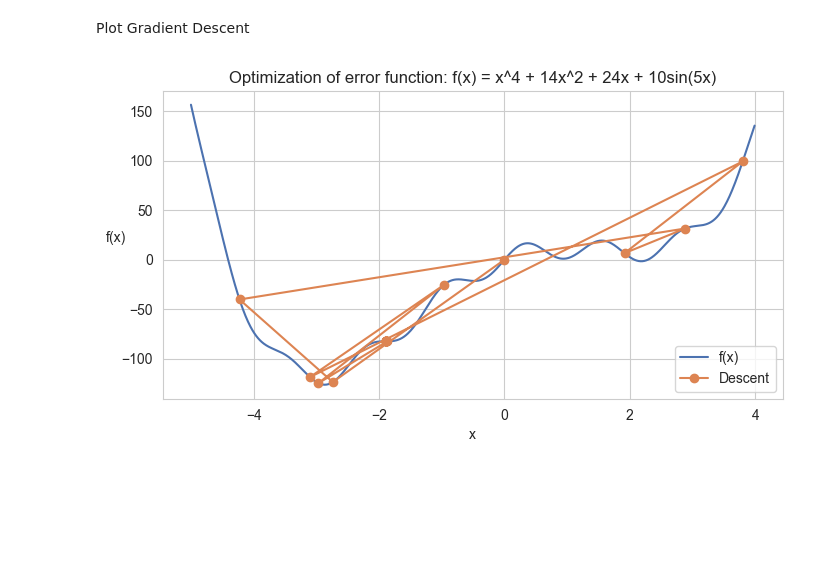
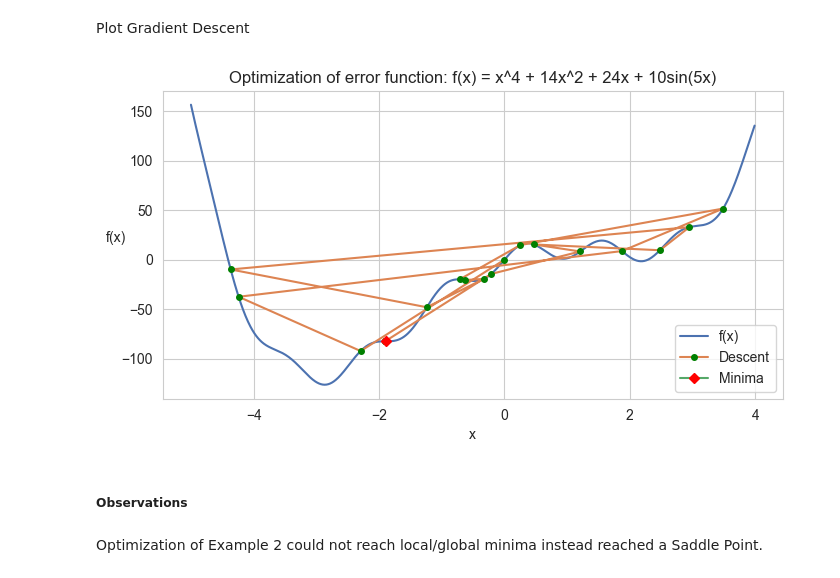
Before and after one commit to dheemanth-bhat/maths-for-ml, a Jupyter notebook: 3_Linear_Algebra/07_Optimization_3-Gradient_descent_in_action.ipynb, the cells around one changed output. Drawn from its saved outputs; the diff is of its cells as text; code cells hidden in the pictures; blank space fills up the shorter version.

```diff
--- a/3_Linear_Algebra/07_Optimization_3-Gradient_descent_in_action.ipynb
+++ b/3_Linear_Algebra/07_Optimization_3-Gradient_descent_in_action.ipynb
@@ -325,7 +355,7 @@ Implementation of Gradient descent Algorithm in Python.
 # %% [markdown]
 #### Derivative Function
 # %%
-def derivatives(func, x):
+def derivative(func, x):
     """
     Function to calculate the derivative of given
     general function `func` w.r.t `x` vector.
@@ -345,12 +375,13 @@ def gradient_descent(func, w_0=0, lr=0.01):
     convergence = False
     w_log = [w_0]
     eta = lr
+
     max_iter = 10_000
     itr = 0
 
     while (not convergence) and (itr < max_iter):
         # Apply Gradient Update Rule.
-        w_new = w_log[-1] - (eta * derivatives(func, w_log[-1]))
+        w_new = w_log[-1] - (eta * derivative(func, w_log[-1]))
 
         # Check for convergence.
         if np.allclose(w_new, w_log[-1], rtol=1e-08, atol=1e-08):
@@ -464,9 +505,10 @@ except ValueError as e:
 # %% [output]
 ERROR: Max iteration reached. Try increasing learning rate.
 # %%
-w_log = gradient_descent(func=f, lr=0.037)
-itr_count = len(w_log)
+# Historical values of Gradient Vector `w`.
+w_hist = gradient_descent(func=f, lr=0.031)
+itr_count = len(w_hist)
 
 print(f"Reached convergence in {itr_count} iterations.")
-w_log[-2:]
+w_hist[-2:]
 # %% [output]
@@ -477,16 +519,25 @@ Plot Gradient Descent
 # %%
 plt.figure(figsize=(8, 4))
 
-# Plot Error Function.
+# Plot error function.
 sns.lineplot(x=x, y=y, label="f(x)")
 plt.title("Optimization of error function: f(x) = x^4 + 14x^2 + 24x + 10sin(5x)")
 plt.xlabel("x")
 plt.ylabel("f(x)", rotation=0)
 
-# Plot Descent to minima.
-plt.plot(w_log, f_vec(w_log), marker="o", label="Descent")
+# Plot descent towards minima.
+plot_params = {"marker": "o", "markersize": 4, "markerfacecolor": "g", "markeredgecolor": "g"}
+plt.plot(w_hist[:-1], f_vec(w_hist)[:-1], label="Descent", **plot_params)
+
+# Highlight minima by plotting it separately.
+plot_params = {"marker": "D", "markersize": 5, "markerfacecolor": "r", "markeredgecolor": "r"}
+plt.plot(w_hist[-1], f_vec(w_hist)[-1], label="Minima", **plot_params)
 
 plt.legend()
 plt.show()
 # %% [output]
-[figure, old version]
+[figure, new version]
+# %% [markdown]
+##### Observations
+# %% [markdown]
+Optimization of Example 2 could not reach local/global minima instead reached a Saddle Point.
```
Also changed, not shown: parts of 16 cells of this notebook, 3 other files.
